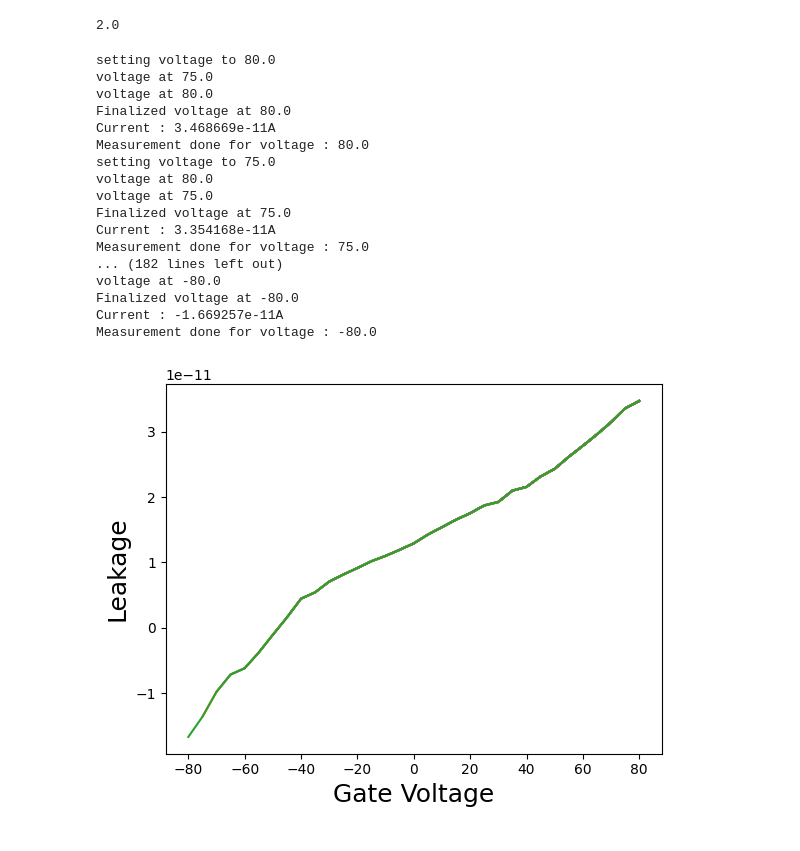
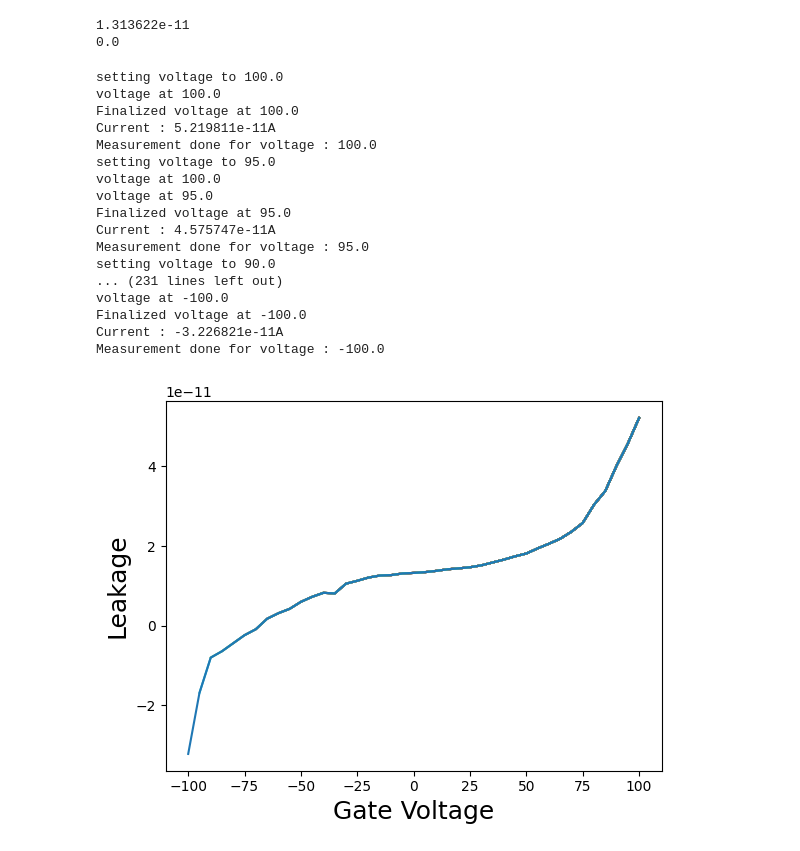
Before and after one commit to OrionSmedley/SagnacOperatingSys, a Jupyter notebook: sagnac_control/VoltageSweep.ipynb, the cells around one changed output. Saved outputs shown, nothing was run; the diff lists cells and outputs as text; code cells hidden in the pictures.

```diff
--- a/sagnac_control/VoltageSweep.ipynb
+++ b/sagnac_control/VoltageSweep.ipynb
@@ -31,0 +20,21 @@ myKeithley.adapter.connection.timeout
+# %%
+def get_current_and_confirm():
+    questionable = myKeithley.current
+    pwrOf2 = math.frexp(questionable)[1]
+    while not((pwrOf2 < -20) & (pwrOf2 > -40)):
+        questionable = myKeithley.current
+        pwrOf2 = math.frexp(questionable)[1]
+        sleep(0.5)
+    return questionable
+
+def get_source_voltage_and_confirm():
+    questionable = myKeithley.source_voltage
+    pwrOf2 = math.frexp(questionable)[1]
+    while not((pwrOf2 > -1)):
+        questionable = myKeithley.source_voltage
+        pwrOf2 = math.frexp(questionable)[1]
+        sleep(0.5)
+    return questionable
+
+print(get_current_and_confirm())
+print(get_source_voltage_and_confirm())
@@ -32,13 +44,16 @@ myKeithley.adapter.connection.timeout
 # %%
+# myKeithley.adapter.connection.timeout
 def ramp_to_voltage_and_confirm(desiredvoltage,steps = 60,pause=0.2):
     print(f"setting voltage to {desiredvoltage}")
     myKeithley.ramp_to_voltage(desiredvoltage, steps=steps, pause=pause)
 
     nowishVoltage = np.nan
+    # nowishVoltage2 = np.nan
 
     while nowishVoltage != desiredvoltage:
         try:
-            nowishVoltage = myKeithley.source_voltage
+            nowishVoltage = get_source_voltage_and_confirm() #myKeithley.source_voltage
+            # nowishVoltage = myKeithley.voltage
         except:
             print("it didn't like it")
 
@@ -87,7 +78,9 @@ myKeithley.voltage
-# %%
-myKeithley.source_voltage
-# %% [output]
-2.0
+# %%
+print(get_current_and_confirm())
+print(get_source_voltage_and_confirm())
+# %% [output]
+1.313622e-11
+0.0
 # %%
 def gating_rxx(Vmin, Vmax, Vstep,delay, average,file_path,sample_name,stepsperramp):
     VdataPoints= int(np.absolute(Vmax-Vmin)/Vstep)+1
@@ -112,6 +105,7 @@ def gating_rxx(Vmin, Vmax, Vstep,delay, average,file_path,sample_name,stepsperra
         #     sleep(1)
         # sleep(delay)
         # print ('Voltage : ' + str(i) + ' checked and stabilized')
+        sleep(delay)
 
         data['Voltage'].append(v)
         current = get_current_and_confirm()
@@ -128,31 +122,31 @@ def gating_rxx(Vmin, Vmax, Vstep,delay, average,file_path,sample_name,stepsperra
         datafram.to_csv(filename,index=False)
 
     #reset voltage after experiment
-    myKeithley.ramp_to_voltage(0, steps = int(VdataPoints), pause=0.2)
+    # myKeithley.ramp_to_voltage(0, steps = int(VdataPoints), pause=0.2)
 # %%
 file_path='C:/Users/Ralph Group/Documents/Data/TiffanyFilms/NiFerritePostPaterning/IV/'
-sample_name='2450_80V_run9'
+sample_name='2450_80V_run15'
 average = 1
-gating_rxx(80, -80, 5, 1, average,file_path,sample_name,stepsperramp = 20)
+gating_rxx(100, -100, 5, 10, average,file_path,sample_name,stepsperramp = 30)
 # %% [output]
-setting voltage to 80.0
-voltage at 75.0
-voltage at 80.0
-Finalized voltage at 80.0
-Current : 3.468669e-11A
-Measurement done for voltage : 80.0
-setting voltage to 75.0
-voltage at 80.0
-voltage at 75.0
-Finalized voltage at 75.0
-Current : 3.354168e-11A
-Measurement done for voltage : 75.0
-... (182 lines left out)
-voltage at -80.0
-Finalized voltage at -80.0
-Current : -1.669257e-11A
-Measurement done for voltage : -80.0
+setting voltage to 100.0
+voltage at 100.0
+Finalized voltage at 100.0
+Current : 5.219811e-11A
+Measurement done for voltage : 100.0
+setting voltage to 95.0
+voltage at 100.0
+voltage at 95.0
+Finalized voltage at 95.0
+Current : 4.575747e-11A
+Measurement done for voltage : 95.0
+setting voltage to 90.0
+... (231 lines left out)
+voltage at -100.0
+Finalized voltage at -100.0
+Current : -3.226821e-11A
+Measurement done for voltage : -100.0
-[figure, old version]
+[figure, new version]
 # %%
 # myKeithley.current
 # %%
```
Also changed, not shown: parts of 11 cells of this notebook, 8 other files.
